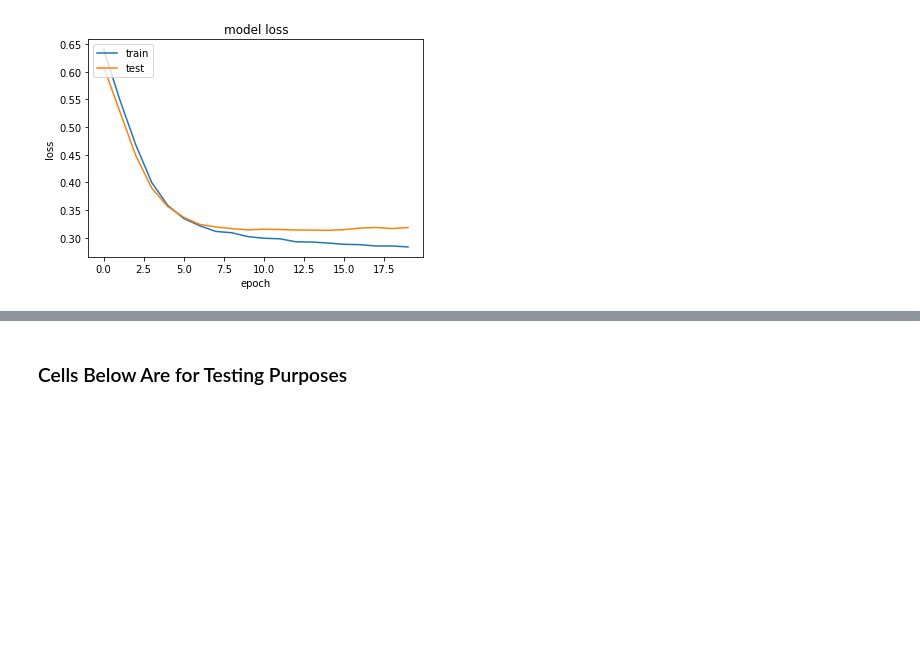
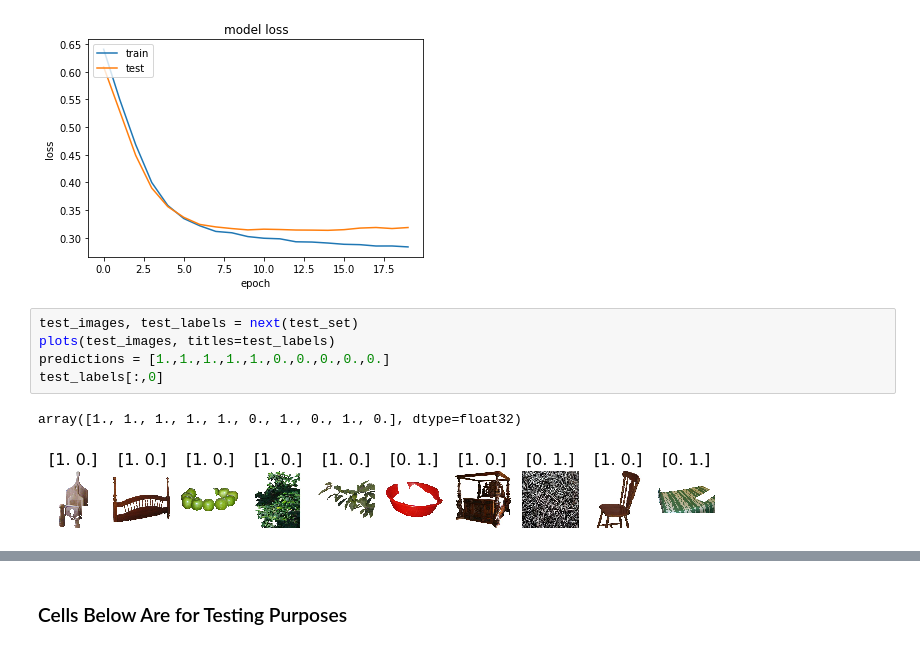
Before and after one commit to GitPaulo/Image-Classification-of-Biofuels, a Jupyter notebook: VGG16.ipynb, the cells around one changed output, grey strips where cells are left out. Saved outputs shown, nothing was run; the diff lists cells and outputs as text; blank space fills up the shorter version.

```diff
--- a/VGG16.ipynb
+++ b/VGG16.ipynb
@@ -167,3 +170,11 @@ plt.show()
 # %% [output]
 [figure]
 [figure]
+# %%
+test_images, test_labels = next(test_set)
+plots(test_images, titles=test_labels)
+predictions = [1.,1.,1.,1.,1.,0.,0.,0.,0.,0.]
+test_labels[:,0]
+# %% [output]
+array([1., 1., 1., 1., 1., 0., 1., 0., 1., 0.], dtype=float32)
+[figure, added]
```
Also changed, not shown: parts of 4 cells of this notebook, 1 other file.
